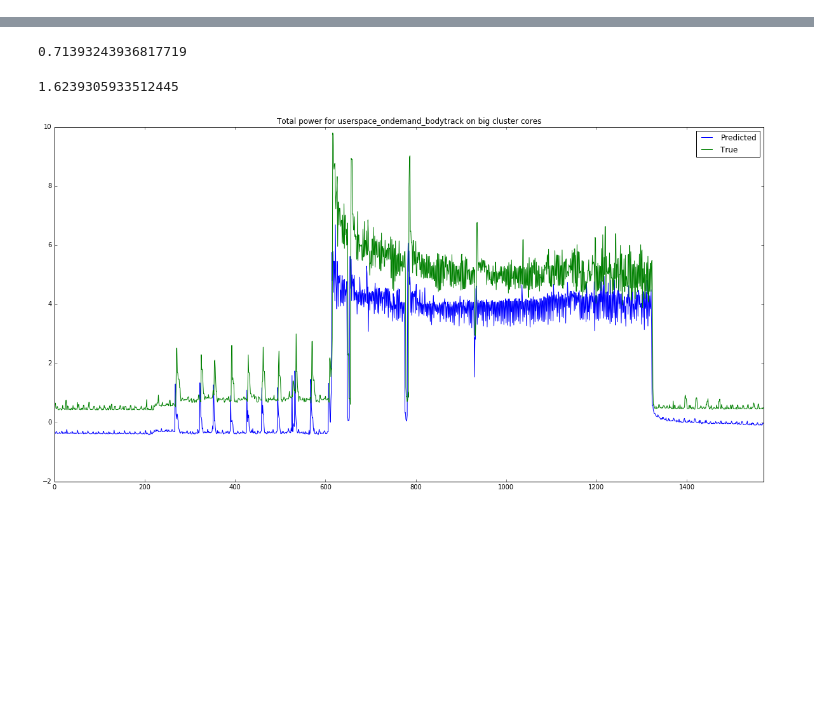
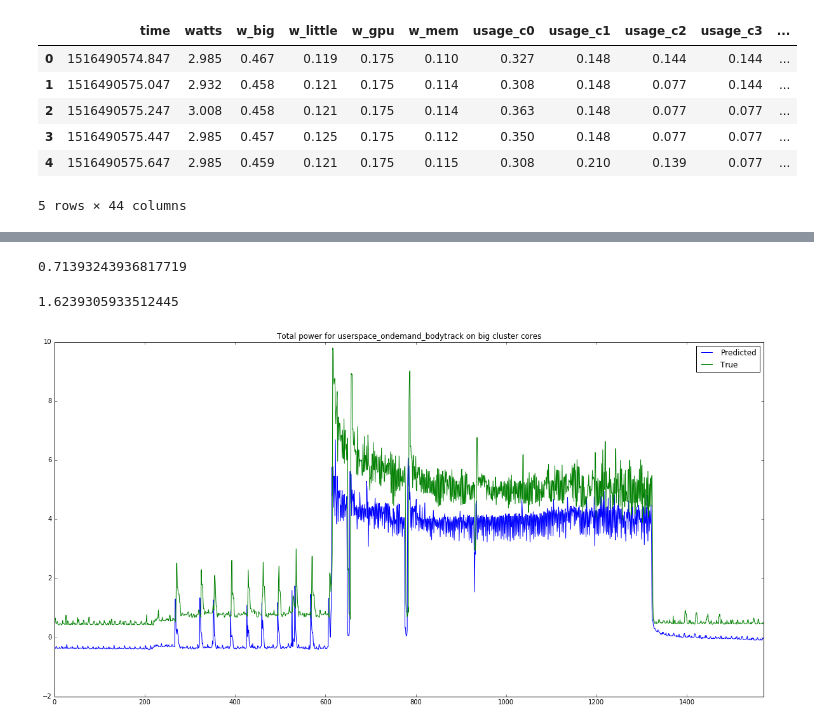
Before and after one commit to MaiaBlanco/userland_dvfs_gov, a Jupyter notebook: data/power model analysis/power_model_coeffs.ipynb, the cells around one changed output, grey strips where cells are left out. Saved outputs shown, nothing was run; the diff lists cells and outputs as text; code cells hidden in the pictures; blank space fills up the shorter version.

```diff
--- a/data/power model analysis/power_model_coeffs.ipynb
+++ b/data/power model analysis/power_model_coeffs.ipynb
@@ -126,2 +113,12 @@ data_filtered.describe()
+# %%
+data_filtered.head()
+# %% [output]
+|  | time | watts | w_big | w_little | w_gpu | w_mem | usage_c0 | usage_c1 | usage_c2 | usage_c3 | ... |
+| 0 | 1516490574.847 | 2.985 | 0.467 | 0.119 | 0.175 | 0.110 | 0.327 | 0.148 | 0.144 | 0.144 | ... |
+| 1 | 1516490575.047 | 2.932 | 0.458 | 0.121 | 0.175 | 0.114 | 0.308 | 0.148 | 0.077 | 0.144 | ... |
+| 2 | 1516490575.247 | 3.008 | 0.458 | 0.121 | 0.175 | 0.114 | 0.363 | 0.148 | 0.077 | 0.077 | ... |
+| 3 | 1516490575.447 | 2.985 | 0.457 | 0.125 | 0.175 | 0.112 | 0.350 | 0.148 | 0.077 | 0.077 | ... |
+| 4 | 1516490575.647 | 2.985 | 0.459 | 0.121 | 0.175 | 0.115 | 0.308 | 0.210 | 0.139 | 0.077 | ... |
+5 rows × 44 columns
 # %%
 # model_cols = ["aVVFb", "vvf_b", "aVVFl", "vvf_l", "gpu_mem"]#, "p_leak"]
```
Also changed, not shown: parts of 9 cells of this notebook, 1 other file.
